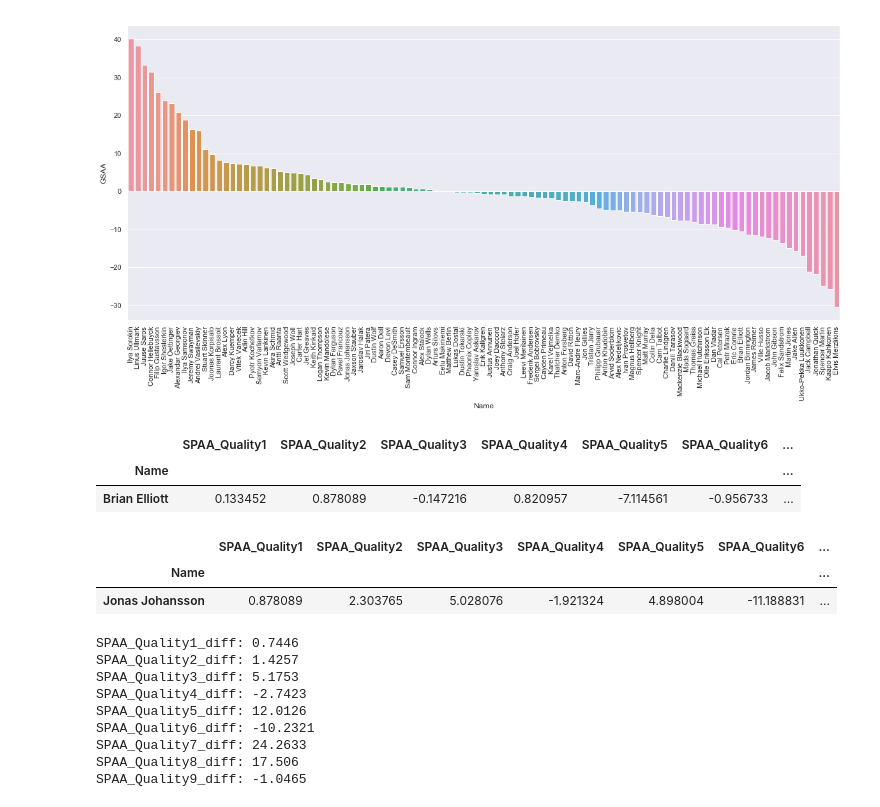
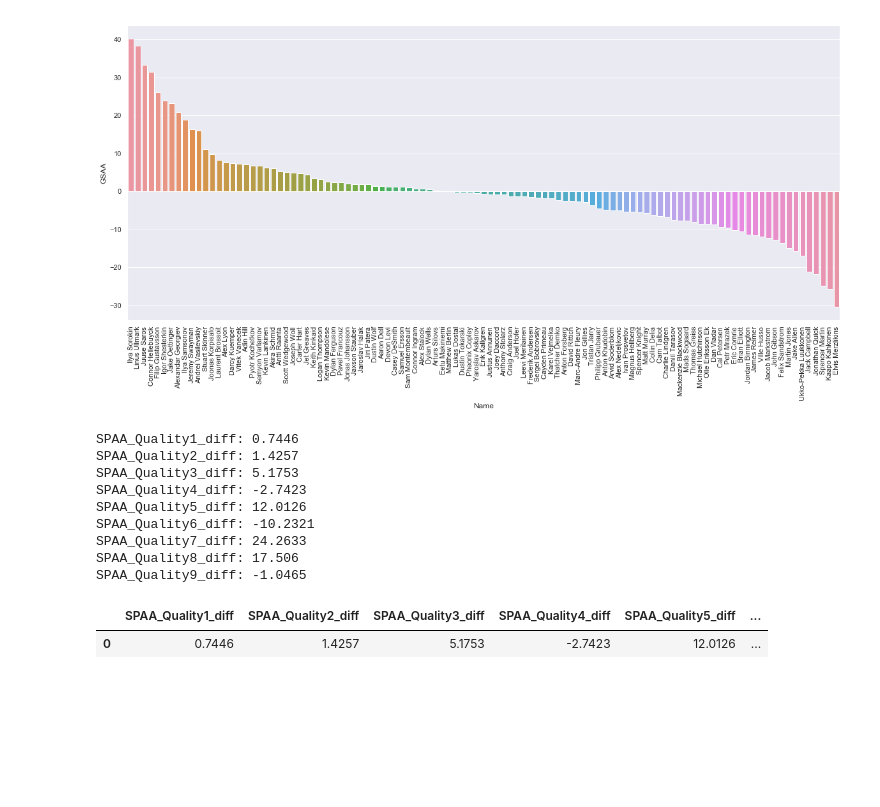
Before and after one commit to jesseplamondon/2022_NHL_Shots_Project, a Jupyter notebook: 2022_Shots.ipynb, the cells around one changed output. Saved outputs shown, nothing was run; the diff lists cells and outputs as text; code cells hidden in the pictures; blank space fills up the shorter version.

Commit message:
Determined GSAR for Johansson over Elliott on TBL

```diff
--- a/2022_Shots.ipynb
+++ b/2022_Shots.ipynb
@@ -192,29 +192,25 @@ sns.barplot(data=goalies, x='Name', y='GSAA')
 # %%
 goalies_Elliott.set_index('Name', inplace=True)
 goalies_JoJo.set_index('Name', inplace=True)
-display(goalies_Elliott)
-display(goalies_JoJo)
+diffs = pd.DataFrame()
 # Perform subtraction for each quality column
 for i in range(1, 10):
     col = f'SPAA_Quality{i}'
     if col in goalies_Elliott.columns and col in goalies_JoJo.columns:
         diff = round(float(goalies_JoJo[col]) - float(goalies_Elliott[col]), 4)
-        print(f'{col}_diff: {diff}')
+        diffs[f'SPAA_Quality{i}_diff'] = [diff]
+diffs
 # %% [output]
+SPAA_Quality1_diff: 0.7446
+SPAA_Quality2_diff: 1.4257
+SPAA_Quality3_diff: 5.1753
+SPAA_Quality4_diff: -2.7423
+SPAA_Quality5_diff: 12.0126
+SPAA_Quality6_diff: -10.2321
+SPAA_Quality7_diff: 24.2633
+SPAA_Quality8_diff: 17.506
+SPAA_Quality9_diff: -1.0465
-|  | SPAA_Quality1 | SPAA_Quality2 | SPAA_Quality3 | SPAA_Quality4 | SPAA_Quality5 | SPAA_Quality6 | ... |
-| Name |  |  |  |  |  |  | ... |
-| Brian Elliott | 0.133452 | 0.878089 | -0.147216 | 0.820957 | -7.114561 | -0.956733 | ... |
+|  | SPAA_Quality1_diff | SPAA_Quality2_diff | SPAA_Quality3_diff | SPAA_Quality4_diff | SPAA_Quality5_diff | ... |
+| 0 | 0.7446 | 1.4257 | 5.1753 | -2.7423 | 12.0126 | ... |
-|  | SPAA_Quality1 | SPAA_Quality2 | SPAA_Quality3 | SPAA_Quality4 | SPAA_Quality5 | SPAA_Quality6 | ... |
-| Name |  |  |  |  |  |  | ... |
-| Jonas Johansson | 0.878089 | 2.303765 | 5.028076 | -1.921324 | 4.898004 | -11.188831 | ... |
-SPAA_Quality1_diff: 0.7446
-SPAA_Quality2_diff: 1.4257
-SPAA_Quality3_diff: 5.1753
-SPAA_Quality4_diff: -2.7423
-SPAA_Quality5_diff: 12.0126
-SPAA_Quality6_diff: -10.2321
-SPAA_Quality7_diff: 24.2633
-SPAA_Quality8_diff: 17.506
-SPAA_Quality9_diff: -1.0465
 # %% [markdown]
 # Difference in SPAA for Jonas Johansson Over Brian Elliott Based on Shot Quality Groups
```
Also changed, not shown: parts of 3 cells of this notebook.
